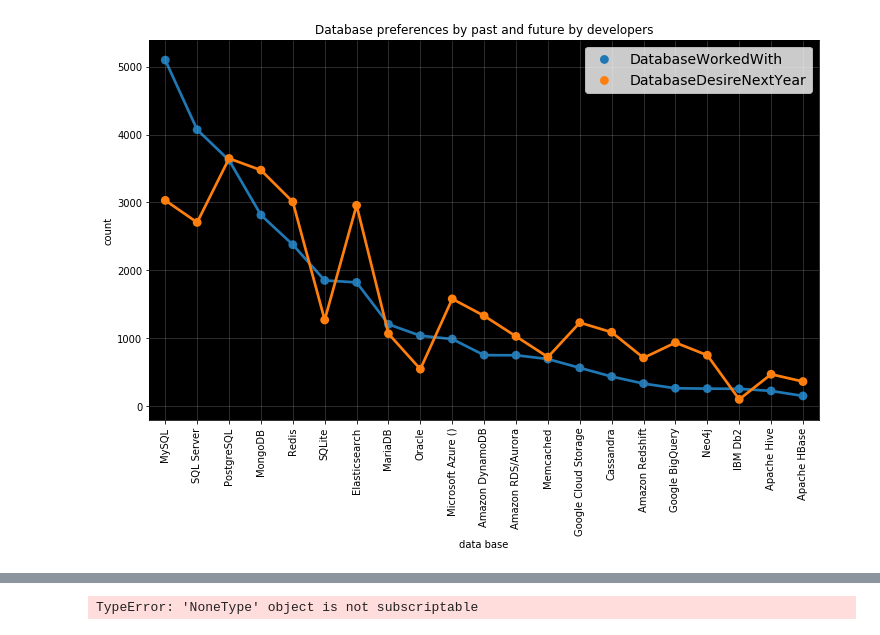
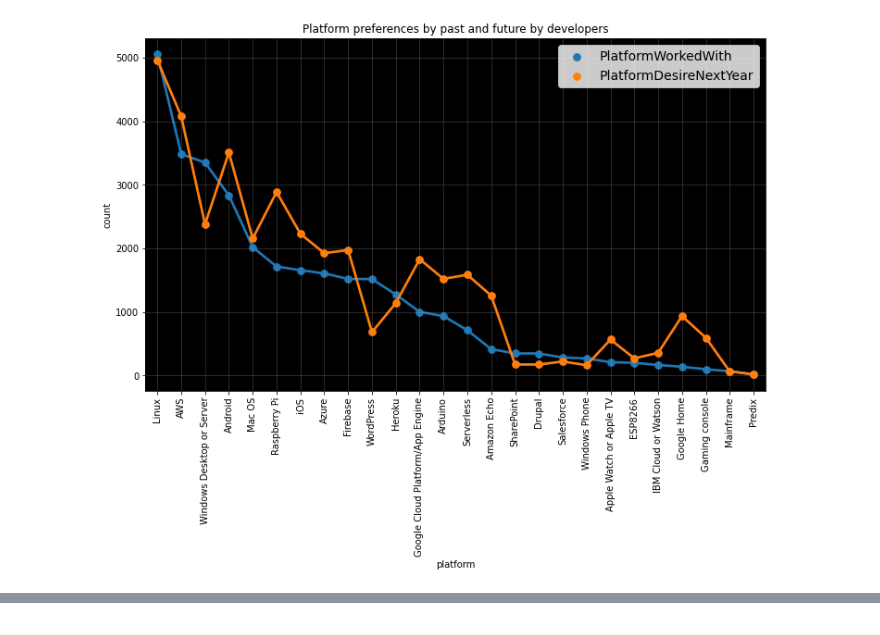
Before and after one commit to pratik-choudhari/AlgoCode, a Jupyter notebook: EDA/StackOverflow19_Developer_Dataset/Visualisation.ipynb, the cells around one changed output, grey strips where cells are left out. Cells and saved outputs as stored; diff of their text form; code cells hidden in the pictures.

Commit message:
Added Visualisation and requirements.txt

```diff
--- a/EDA/StackOverflow19_Developer_Dataset/Visualisation.ipynb
+++ b/EDA/StackOverflow19_Developer_Dataset/Visualisation.ipynb
@@ -23,5 +24,5 @@ ModuleNotFoundError: No module named 'plotly'
 # %%
-df = pd.read_csv('Cleaned_Dataset.csv')
+df = pd.read_csv('datasets/Clean_Dataset.csv')
 #schema = pd.read_csv('survey_results_schema.csv')
 # %%
 plt.figure(figsize=(8,8))
@@ -34,27 +58,27 @@ plt.show()
 # %%
-dat1 = df["DatabaseWorkedWith"].str.split(";",expand=True).stack().reset_index()
+dat1 = df["PlatformWorkedWith"].str.split(";",expand=True).stack().reset_index()
 dat1 = dat1[0].value_counts().reset_index()
-dat1["type"] = "DatabaseWorkedWith"
+dat1["type"] = "PlatformWorkedWith"
 
-dat2 = df["DatabaseDesireNextYear"].str.split(";",expand=True).stack().reset_index()
+dat2 = df["PlatformDesireNextYear"].str.split(";",expand=True).stack().reset_index()
 dat2 = dat2[0].value_counts().reset_index()
-dat2["type"] = "DatabaseDesireNextYear"
+dat2["type"] = "PlatformDesireNextYear"
 
 data = pd.concat([dat1,dat2],axis=0)
 data["index"] = data["index"].str.replace("(Tables, CosmosDB, SQL, etc)","")
 
 plt.figure(figsize=(12,7))
 ax = sns.pointplot("index",0,data=data,hue="type")
 ax.set_facecolor("k")
 plt.xticks(rotation=90)
 plt.grid(True,alpha=.3)
-plt.xlabel("data base")
+plt.xlabel("platform")
 plt.ylabel("count")
 plt.legend(prop={"size":14})
-plt.title("Database preferences by past and future by developers")
+plt.title("Platform preferences by past and future by developers")
 plt.show()
 # %% [output]
-[figure, old version]
+[figure, new version]
 # %%
 temp = pd.DataFrame(df['IDE'].dropna().str.split(';').tolist()).stack()
 temp =  temp.value_counts().sort_values(ascending=False)
@@ -175,9 +121,3 @@ def get_list(col_name):
 def random_colors(number_of_colors):
     color = ["#"+''.join([random.choice('0123456789ABCDEF') for j in range(6)])
                  for i in range(number_of_colors)]
-# %%
-#isn't working
-data = get_list(df['OperatingSystem'].dropna())
-funnel_chart(data[0][:5], data[1][:5])
-# %% [output]
-TypeError: 'NoneType' object is not subscriptable
```
Also changed, not shown: parts of 9 cells of this notebook, 2 other files.
